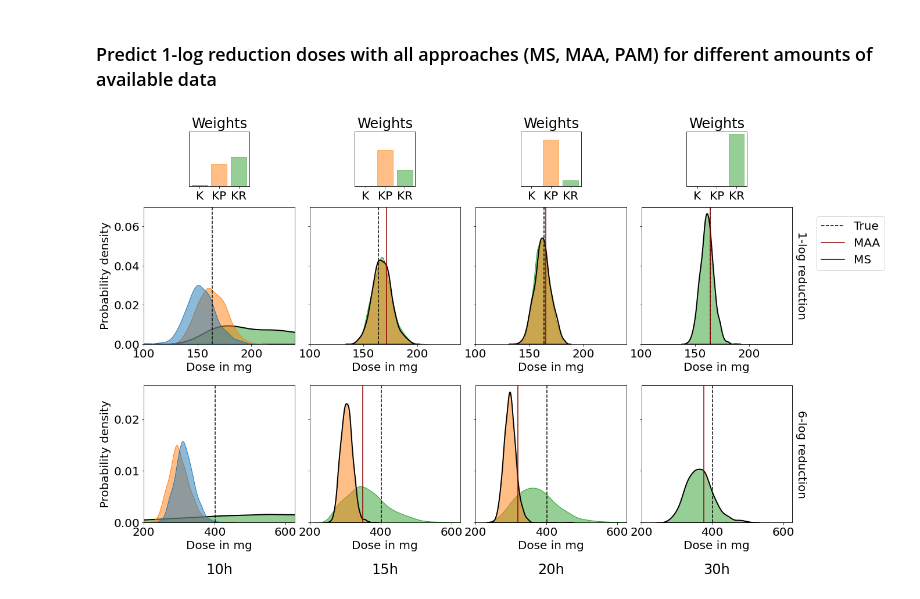
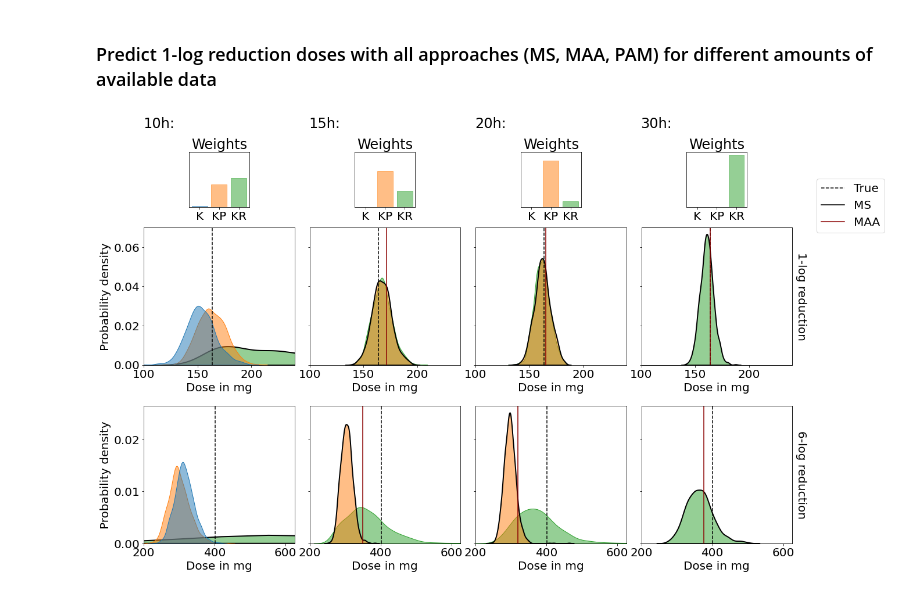
Before and after one commit to DavAug/PAM, a Jupyter notebook: results/in_silico_study/predict_dose.ipynb, the cells around one changed output. Saved outputs shown, nothing was run; the diff lists cells and outputs as text; code cells hidden in the pictures.

```diff
--- a/results/in_silico_study/predict_dose.ipynb
+++ b/results/in_silico_study/predict_dose.ipynb
@@ -601,8 +601,8 @@ for log_id, result in enumerate(results):
     true_dose, maa_doses, pam_doses, model_weights = result
     for exp_id, end_experiment in enumerate(experiment_durations):
         # Add title to subfigure
-        if log_id == 1:
-            axes[log_id, exp_id].set_title('%dh' % (end_experiment), y=-0.4)
+        if log_id == 0:
+            axes[log_id, exp_id].set_title('%dh:' % (end_experiment), y=1.7, x=0.1)
 
         # Plot true dose response
         axes[log_id, exp_id].axvline(
@@ -644,38 +644,40 @@ for log_id, result in enumerate(results):
             inset_axes.set_xticklabels(['K', 'KP', 'KR'])
             inset_axes.set_yticks([])
             inset_axes.set_yticklabels([])
             inset_axes.set_title('Weights')
             inset_axes.set_ylim([0, 1.05])
 
-        # Plot MAA prediction
-        maa_dose = maa_doses[exp_id]
-        axes[log_id, exp_id].axvline(x=maa_dose, color='darkred', label='MAA')
-
         # Highlight MS prediction
         idx = 2 - np.argmax(weights)
         axes[log_id, exp_id].collections[idx]._linewidths = np.array([2])
         axes[log_id, exp_id].collections[idx]._original_edgecolor = np.array(
             [[0., 0., 0., 1.]])
 
-# Add a curve oustide visible range to add MS to legend
-axes[0, 0].axvline(x=1E3, color='black', label='MS')
+        # Add MS label
+        if (log_id == 0) and (exp_id == 0):
+            # Add a line oustide visible range to add MS to legend
+            axes[0, 0].axvline(x=1E3, color='black', label='MS')
+
+        # Plot MAA prediction
+        maa_dose = maa_doses[exp_id]
+        axes[log_id, exp_id].axvline(x=maa_dose, color='darkred', label='MAA')
 
 # Label rows
 right_ax = axes[0, -1].twinx()
 right_ax.set_ylabel('1-log reduction', rotation=-90, labelpad=25)
 right_ax.set_yticks([])
 right_ax.set_yticklabels([])
 right_ax = axes[1, -1].twinx()
 right_ax.set_ylabel('6-log reduction', rotation=-90, labelpad=25)
 right_ax.set_yticks([])
 right_ax.set_yticklabels([])
 
 # Set legend
-axes[0, 0].legend(bbox_to_anchor=(4.95 ,0.975))
+axes[0, 0].legend(bbox_to_anchor=(4.95 ,1.4))
 
 directory = os.getcwd()
 plt.savefig(
     directory + '/log_reduction_doses.pdf', bbox_inches='tight')
 plt.show()
 # %% [output]
-[figure, old version]
+[figure, new version]
```
Also changed, not shown: 1 other file.
